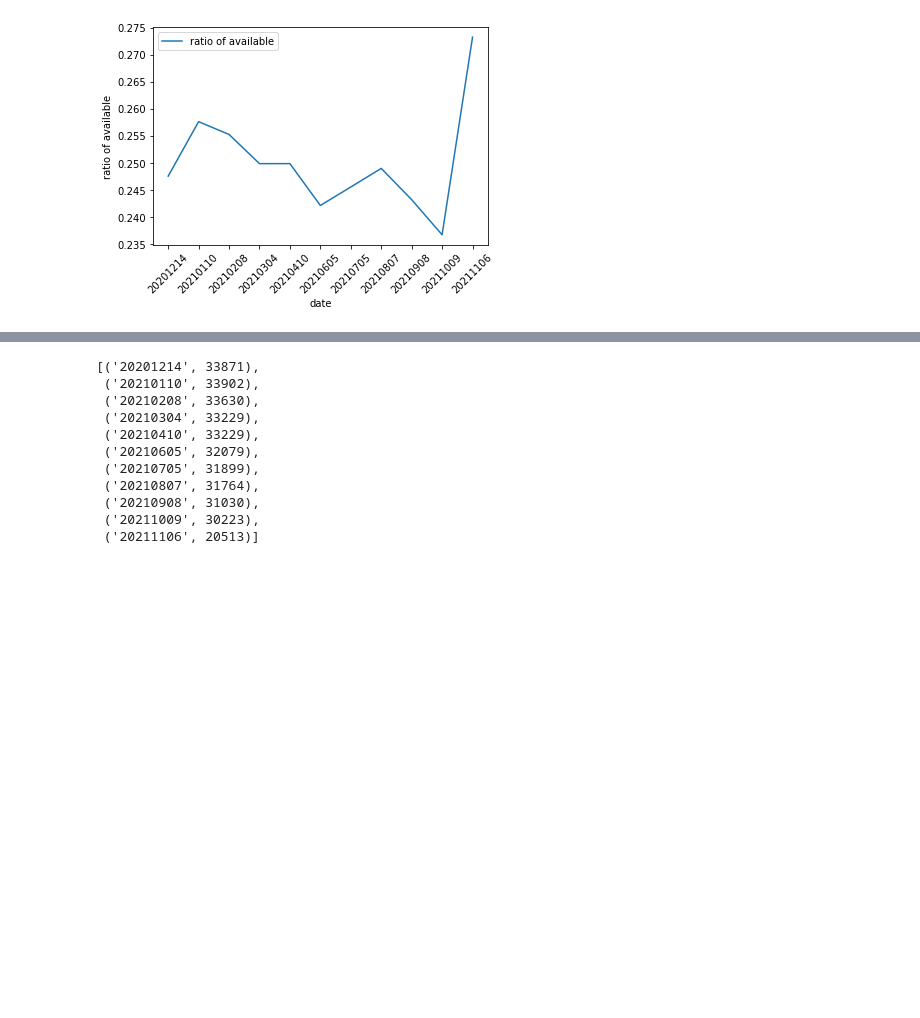
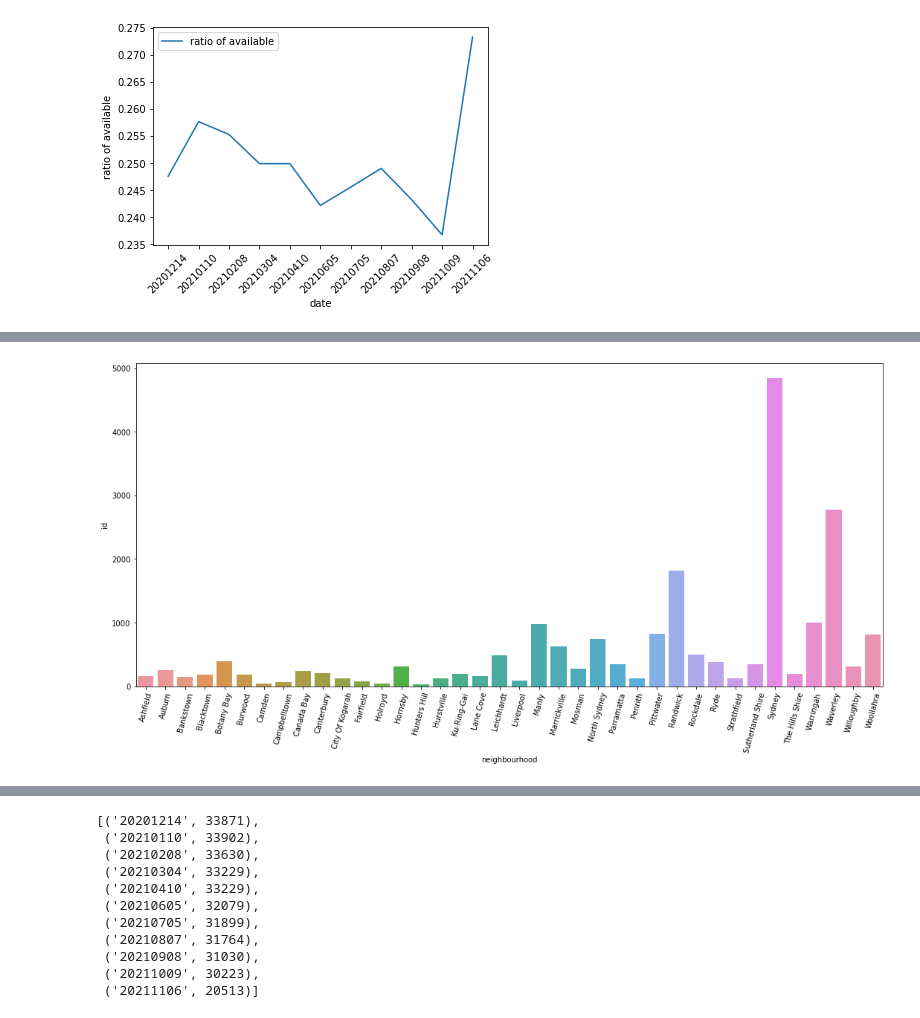
Before and after one commit to jfzhang726/da_2021Dec, a Jupyter notebook: notebooks/Airbnb.ipynb, the cells around one changed output, grey strips where cells are left out. Saved outputs shown, nothing was run; the diff lists cells and outputs as text; code cells hidden in the pictures; blank space fills up the shorter version.

```diff
--- a/notebooks/Airbnb.ipynb
+++ b/notebooks/Airbnb.ipynb
@@ -421,3 +199,14 @@ number of hosts 14977
+# %%
+df_listing_neighbourhood = df_listings_summary_20211106.groupby('neighbourhood')['id', 'host_id'].nunique()
+df_listing_neighbourhood.reset_index(inplace=True)
+#df_listing_neighbourhood
+# %%
+fig, ax = plt.subplots(figsize=(18, 8))
+plt.xticks(rotation=75)
+ax = sns.barplot(data=df_listing_neighbourhood,
+                 x='neighbourhood', y='id')
+# %% [output]
+[figure, added]
 # %%
 df_listings_summary_20201214 = pd.read_csv("./data_airbnb_syd/20201214/listings.csv", header='infer')
 df_listings_summary_20201214['id'].unique().shape
```
Also changed, not shown: parts of 36 cells of this notebook.
